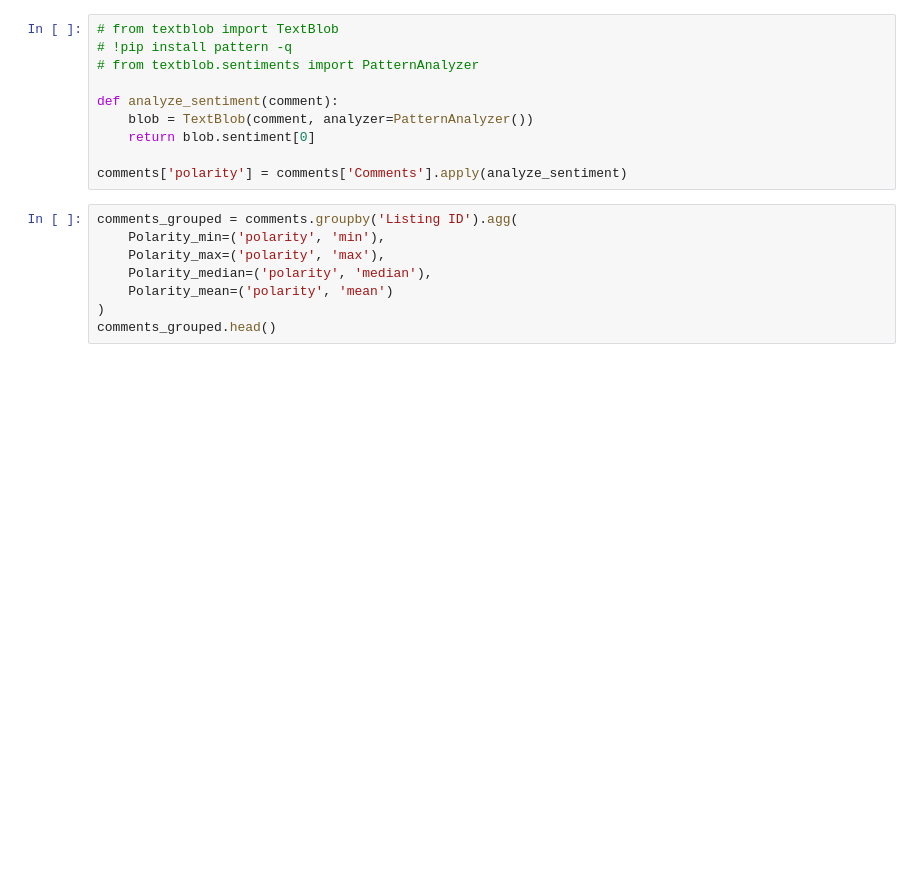
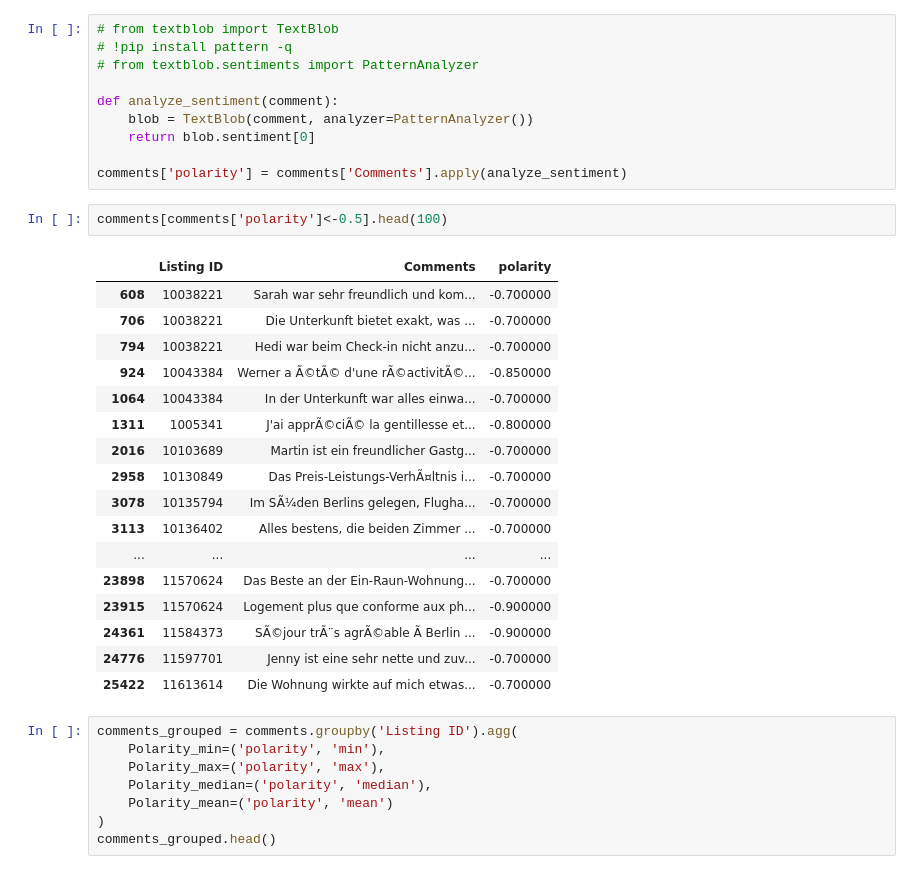
Before and after one commit to IlyaZutler/Cancer-Data, a Jupyter notebook: 1 Data Preparation.ipynb, the cells around one changed output. Drawn from its saved outputs; the diff is of its cells as text; blank space fills up the shorter version.

```diff
--- a/1 Data Preparation.ipynb
+++ b/1 Data Preparation.ipynb
@@ -52,6 +52,26 @@ def analyze_sentiment(comment):
     return blob.sentiment[0]
 
 comments['polarity'] = comments['Comments'].apply(analyze_sentiment)
+# %%
+comments[comments['polarity']<-0.5].head(100)
+# %% [output]
+|  | Listing ID | Comments | polarity |
+| 608 | 10038221 | Sarah war sehr freundlich und kom... | -0.700000 |
+| 706 | 10038221 | Die Unterkunft bietet exakt, was ... | -0.700000 |
+| 794 | 10038221 | Hedi war beim Check-in nicht anzu... | -0.700000 |
+| 924 | 10043384 | Werner a Ã©tÃ© d'une rÃ©activitÃ©... | -0.850000 |
+| 1064 | 10043384 | In der Unterkunft war alles einwa... | -0.700000 |
+| 1311 | 1005341 | J'ai apprÃ©ciÃ© la gentillesse et... | -0.800000 |
+| 2016 | 10103689 | Martin ist ein freundlicher Gastg... | -0.700000 |
+| 2958 | 10130849 | Das Preis-Leistungs-VerhÃ¤ltnis i... | -0.700000 |
+| 3078 | 10135794 | Im SÃ¼den Berlins gelegen, Flugha... | -0.700000 |
+| 3113 | 10136402 | Alles bestens, die beiden Zimmer ... | -0.700000 |
+| ... | ... | ... | ... |
+| 23898 | 11570624 | Das Beste an der Ein-Raun-Wohnung... | -0.700000 |
+| 23915 | 11570624 | Logement plus que conforme aux ph... | -0.900000 |
+| 24361 | 11584373 | SÃ©jour trÃ¨s agrÃ©able Ã Berlin ... | -0.900000 |
+| 24776 | 11597701 | Jenny ist eine sehr nette und zuv... | -0.700000 |
+| 25422 | 11613614 | Die Wohnung wirkte auf mich etwas... | -0.700000 |
 # %%
 comments_grouped = comments.groupby('Listing ID').agg(
     Polarity_min=('polarity', 'min'),
```
